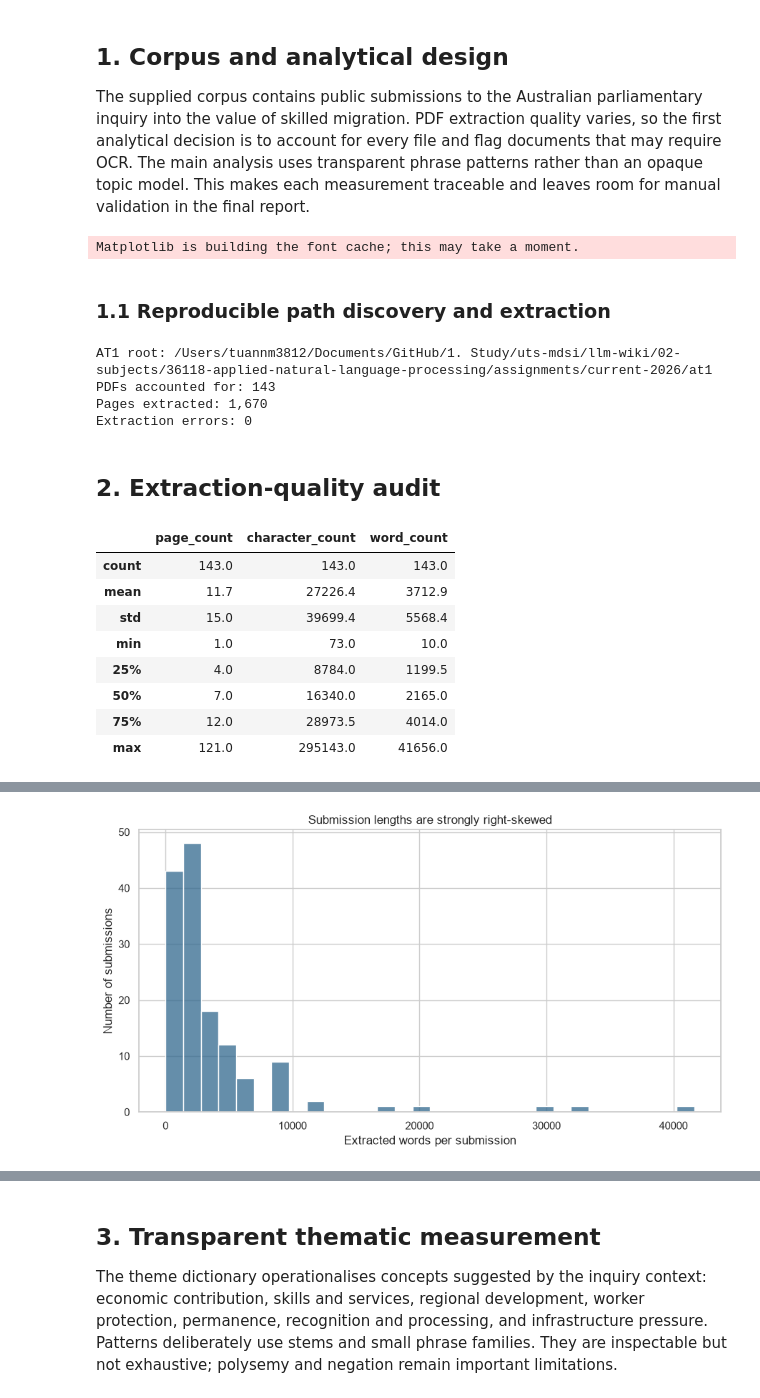
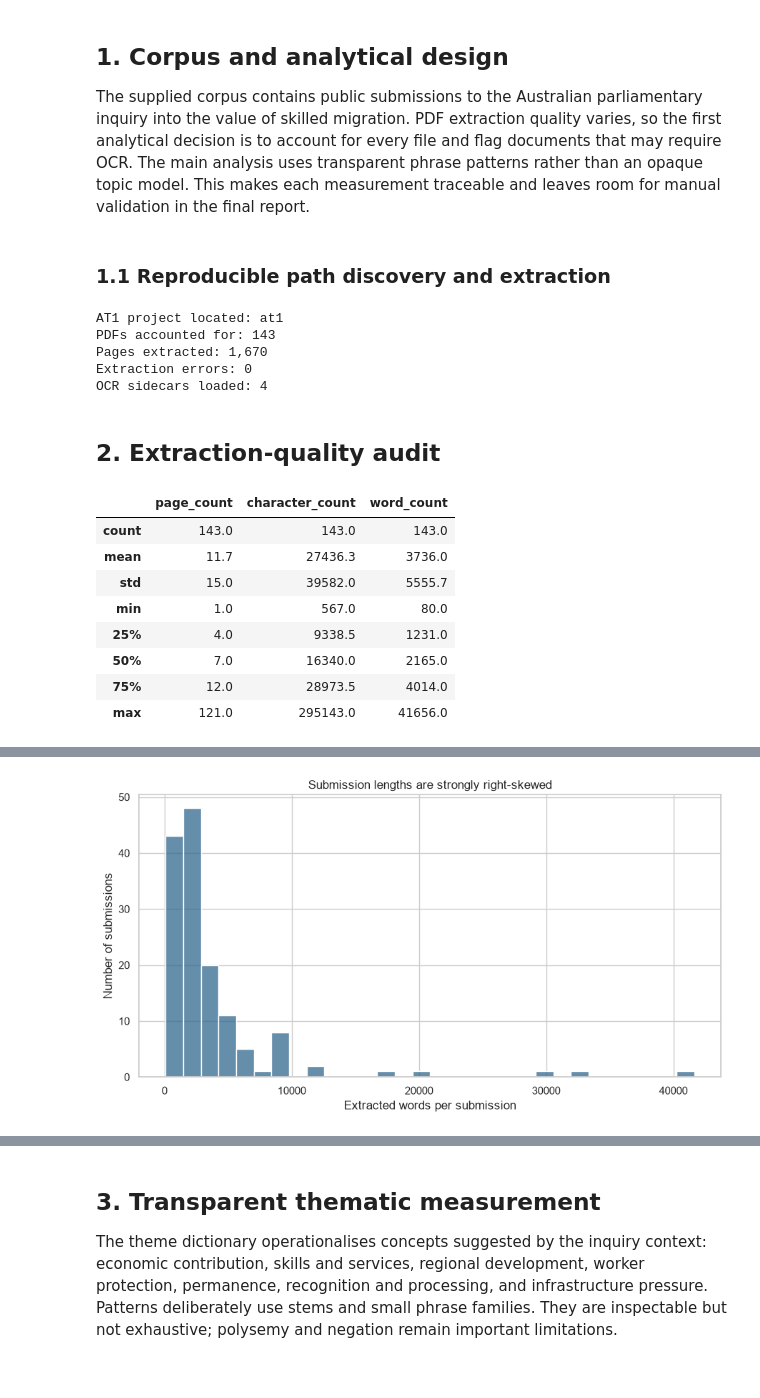
Before and after one commit to tuannm3812/uts-mdsi, a Jupyter notebook: llm-wiki/02-subjects/36118-applied-natural-language-processing/assignments/current-2026/at1/notebooks/1_skilled_migration_text_analysis.ipynb, the cells around one changed output, grey strips where cells are left out. Saved outputs shown, nothing was run; the diff lists cells and outputs as text; code cells hidden in the pictures.

```diff
--- a/llm-wiki/02-subjects/36118-applied-natural-language-processing/assignments/current-2026/at1/notebooks/1_skilled_migration_text_analysis.ipynb
+++ b/llm-wiki/02-subjects/36118-applied-natural-language-processing/assignments/current-2026/at1/notebooks/1_skilled_migration_text_analysis.ipynb
@@ -26,43 +26,54 @@ FIGURE_SIZE = (9, 5)
 DATA_RELATIVE_PATH = Path(
     "data/submissions-skilled-migration/submissions_Skilledmigration"
 )
+OCR_RELATIVE_PATH = Path("data/ocr_text")
 
 THEME_PATTERNS = {
     "Economic contribution": [
-        r"productivit", r"economic growth", r"innovation",
-        r"investment", r"tax revenue",
+        r"\bproductivit",
+        r"\beconomic (?:growth|contribution|benefit|value|impact)",
+        r"\binnovation", r"\bfiscal (?:benefit|contribution|impact)",
+        r"\btax revenue", r"\b(?:public|private|business) investment",
     ],
     "Skills and essential services": [
-        r"skills? shortage", r"critical skill", r"health(?:care)?",
-        r"education", r"essential service",
+        r"\bskills? (?:gaps?|shortages?)",
+        r"\b(?:labou?r|workforce|staff) shortages?",
+        r"\bcritical (?:skills?|sectors?)",
+        r"\b(?:health(?:care)?|aged care|education|teaching|construction) "
+        r"(?:workforce|sectors?|services?)",
+        r"\bessential services?",
     ],
     "Regional development": [
-        r"regional australia", r"regional communit", r"rural",
-        r"remote area",
+        r"\bregional australia", r"\bregional communit",
+        r"\bregional development", r"\brural\b", r"\bremote areas?",
     ],
     "Worker protection and fairness": [
-        r"exploit", r"wage theft", r"worker rights?",
-        r"labour standards?", r"fair work",
+        r"\bexploit", r"\bunderpay", r"\bwage theft",
+        r"\bwork(?:er|place) rights?", r"\blabou?r standards?",
+        r"\bfair work", r"\bworker protections?", r"\bunsafe work",
     ],
     "Permanent pathways and retention": [
-        r"permanent residen", r"pathway.*permanen", r"retention",
-        r"citizenship",
+        r"\bpermanent residen", r"\bpathways? (?:to|towards?) permanen",
+        r"\bretention\b", r"\bcitizenship\b", r"\bpermanency\b",
+        r"\blong-term settlement",
     ],
     "Recognition and visa processing": [
-        r"skills? recognition", r"qualification recognition",
-        r"processing time", r"visa processing", r"points test",
+        r"\bskills? recognition", r"\bqualification recognition",
+        r"\bcredential recognition", r"\boverseas qualifications?",
+        r"\bprocessing times?", r"\bvisa processing", r"\bpoints test",
+        r"\boccupational licensing", r"\bprofessional registration",
     ],
     "Housing and infrastructure pressure": [
-        r"housing", r"infrastructure", r"cost of living",
-        r"population pressure",
+        r"\bhousing\b",
+        r"\binfrastructure (?:capacity|constraints?|planning|investment|"
+        r"shortages?|pressures?|needs?|supply|development)",
+        r"\bcost of living", r"\bpopulation pressure",
     ],
 }
 
 np.random.seed(RANDOM_SEED)
 sns.set_theme(style="whitegrid", palette="viridis")
 logging.getLogger("pypdf").setLevel(logging.ERROR)
-# %% [output]
-Matplotlib is building the font cache; this may take a moment.
 # %% [markdown]
 ### 1.1 Reproducible path discovery and extraction
 # %%
@@ -106,12 +117,19 @@ def extract_pdf(path: Path) -> dict[str, object]:
     try:
         reader = PdfReader(path)
         page_text = [page.extract_text() or "" for page in reader.pages]
-        text = "\n".join(page_text)
+        native_text = "\n".join(page_text)
+        ocr_path = OCR_DIR / f"{path.stem}.txt"
+        use_ocr = (
+            len(native_text) < MIN_EXTRACTED_CHARACTERS and ocr_path.is_file()
+        )
+        text = ocr_path.read_text(encoding="utf-8") if use_ocr else native_text
         return {
             "submission_id": path.stem,
             "filename": path.name,
             "page_count": len(reader.pages),
             "text": text,
+            "native_character_count": len(native_text),
+            "extraction_method": "OCR sidecar" if use_ocr else "native PDF",
             "extraction_error": None,
         }
     except Exception as exc:  # Continue the audit if one source is malformed.
@@ -120,12 +138,15 @@ def extract_pdf(path: Path) -> dict[str, object]:
             "filename": path.name,
             "page_count": 0,
             "text": "",
+            "native_character_count": 0,
+            "extraction_method": "failed",
             "extraction_error": f"{type(exc).__name__}: {exc}",
         }
 
 
 PROJECT_ROOT = find_project_root(Path.cwd(), DATA_RELATIVE_PATH)
 DATA_DIR = PROJECT_ROOT / DATA_RELATIVE_PATH
+OCR_DIR = PROJECT_ROOT / OCR_RELATIVE_PATH
 pdf_paths = sorted(DATA_DIR.glob("*.pdf"), key=submission_sort_key)
 
 assert len(pdf_paths) == EXPECTED_PDF_COUNT, (
@@ -138,18 +159,21 @@ documents["word_count"] = documents["text"].str.findall(
     r"[A-Za-z]+(?:'[A-Za-z]+)?"
 ).str.len()
 documents["needs_manual_review"] = (
-    documents["character_count"] < MIN_EXTRACTED_CHARACTERS
+    (documents["native_character_count"] < MIN_EXTRACTED_CHARACTERS)
+    | documents["extraction_error"].notna()
 )
 
-print(f"AT1 root: {PROJECT_ROOT}")
+print(f"AT1 project located: {PROJECT_ROOT.name}")
 print(f"PDFs accounted for: {len(documents)}")
 print(f"Pages extracted: {documents['page_count'].sum():,}")
 print(f"Extraction errors: {documents['extraction_error'].notna().sum()}")
+print(f"OCR sidecars loaded: {(documents['extraction_method'] == 'OCR sidecar').sum()}")
 # %% [output]
-AT1 root: /Users/tuannm3812/Documents/GitHub/1. Study/uts-mdsi/llm-wiki/02-subjects/36118-applied-natural-language-processing/assignments/current-2026/at1
+AT1 project located: at1
 PDFs accounted for: 143
 Pages extracted: 1,670
 Extraction errors: 0
+OCR sidecars loaded: 4
 # %% [markdown]
 ## 2. Extraction-quality audit
 # %%
@@ -159,8 +183,8 @@ quality_summary = documents[[
 display(quality_summary)
 
 review_columns = [
-    "submission_id", "filename", "page_count", "character_count",
-    "word_count", "extraction_error",
+    "submission_id", "filename", "page_count", "native_character_count",
+    "character_count", "word_count", "extraction_method", "extraction_error",
 ]
 manual_review = documents.loc[
     documents["needs_manual_review"], review_columns
@@ -179,10 +203,10 @@ plt.show()
 # %% [output]
 |  | page_count | character_count | word_count |
 | count | 143.0 | 143.0 | 143.0 |
-| mean | 11.7 | 27226.4 | 3712.9 |
-| std | 15.0 | 39699.4 | 5568.4 |
-| min | 1.0 | 73.0 | 10.0 |
-| 25% | 4.0 | 8784.0 | 1199.5 |
+| mean | 11.7 | 27436.3 | 3736.0 |
+| std | 15.0 | 39582.0 | 5555.7 |
+| min | 1.0 | 567.0 | 80.0 |
+| 25% | 4.0 | 9338.5 | 1231.0 |
 | 50% | 7.0 | 16340.0 | 2165.0 |
 | 75% | 12.0 | 28973.5 | 4014.0 |
 | max | 121.0 | 295143.0 | 41656.0 |
@@ -194,2 +218,2 @@ plt.show()
-[figure, old version]
+[figure, new version]
 # %% [markdown]
```
Also changed, not shown: parts of 7 cells of this notebook, 5 other files.
